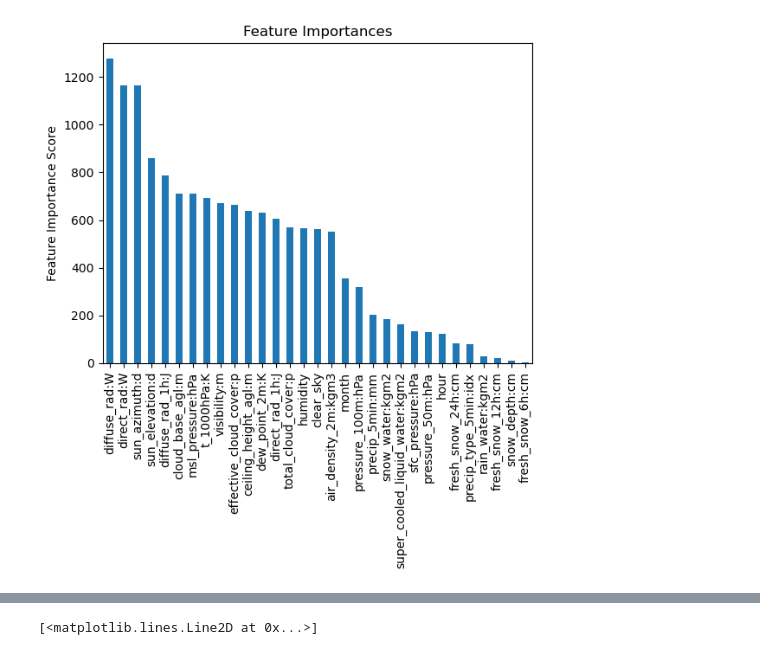
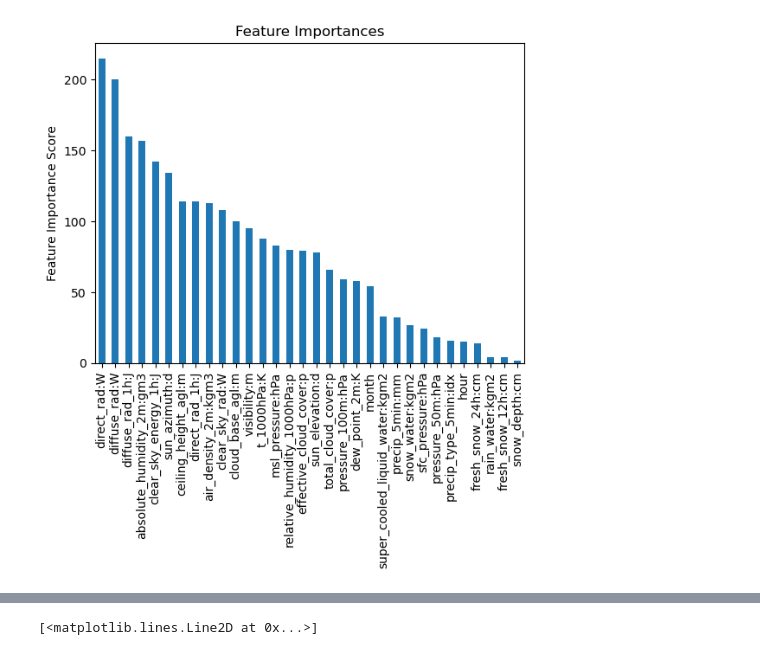
Before and after one commit to MartinSkatvedt/TDT4173-Machine-Learning, a Jupyter notebook: read_files.ipynb, the cells around one changed output, grey strips where cells are left out. Cells and saved outputs as stored; diff of their text form; code cells hidden in the pictures.

Commit message:
extract val as test

```diff
--- a/read_files.ipynb
+++ b/read_files.ipynb
@@ -168,13 +245,13 @@ train_data_c, val_data_c = join_data_and_labels(X_train_observed_c, X_train_esti
 # %%
 # Remove columns which are not needed
-train_data_a = remove_unused_columns(train_data_a)
-val_data_a = remove_unused_columns(val_data_a)
-test_a = remove_unused_columns(test_a)
+#train_data_a = remove_unused_columns(train_data_a)
+#val_data_a = remove_unused_columns(val_data_a)
+#test_a = remove_unused_columns(test_a)
 
-train_data_b = remove_unused_columns(train_data_b)
-val_data_b = remove_unused_columns(val_data_b)
-test_b = remove_unused_columns(test_b)
+#train_data_b = remove_unused_columns(train_data_b)
+#val_data_b = remove_unused_columns(val_data_b)
+#test_b = remove_unused_columns(test_b)
 
-train_data_c = remove_unused_columns(train_data_c)
-val_data_c = remove_unused_columns(val_data_c)
-test_c = remove_unused_columns(test_c)
+#train_data_c = remove_unused_columns(train_data_c)
+#val_data_c = remove_unused_columns(val_data_c)
+#test_c = remove_unused_columns(test_c)
@@ -320,22 +408,45 @@ gc.collect()
 # %%
 model_a = xgb.XGBRegressor(
  device='cuda',
- learning_rate =0.05,
- n_estimators=208,
- max_depth=7,
- min_child_weight=6,
+ learning_rate =0.2,
+ n_estimators=500,
+ max_depth=5,
+ min_child_weight=1,
  gamma=0.0,
- subsample=0.75,
- colsample_bytree=0.85,
+ subsample=0.8,
+ colsample_bytree=0.8,
  nthread=4,
  seed=42,
  eval_metric= 'mae',
  scale_pos_weight=1,
  booster='gbtree',
- reg_alpha=99
 )
+
+
+#model_a = xgb.XGBRegressor(
+# device='cuda',
+# learning_rate =0.05,
+# n_estimators=208,
+# max_depth=7,
+# min_child_weight=6,
+# gamma=0.0,
+# subsample=0.75,
+# colsample_bytree=0.85,
+# nthread=4,
+# seed=42,
+# eval_metric= 'mae',
+# scale_pos_weight=1,
+# booster='gbtree',
+# reg_alpha=99
+#)
+#147.11169339319093 164.9524087949787 -> combination
+#177.78683230658893 142.8104573672486 -> normalized
+#161.01663173887053 128.3410515641189
+
+
+
 #base: 111.09641204863941 124.56255801196808
 #65.99057396142592 125.93691245063847 n=738
 #131.64369181722458 122.00666540716254 n=208
-modelfit(model_a, train_data_a, train_a_y, val_data_a, val_a_y, useTrainCV = False)
+modelfit(model_a, train_data_a, train_a_y, val_data_a, val_a_y, useTrainCV = True)
 # %% [output]
@@ -359,4 +470,4 @@ Parameters: { "device" } are not used.
-[figure, old version]
+[figure, new version]
 # %%
 model_b = xgb.XGBRegressor(
  device='cuda',
```
Also changed, not shown: parts of 13 cells of this notebook.
